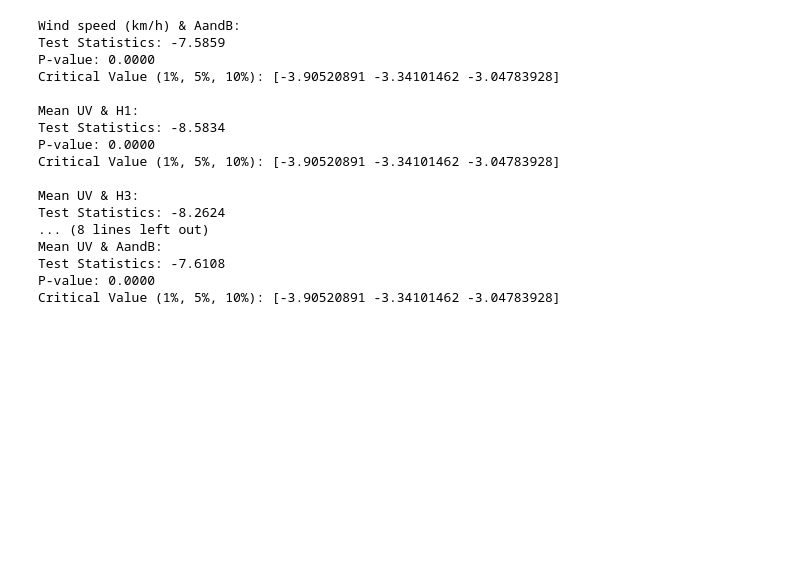
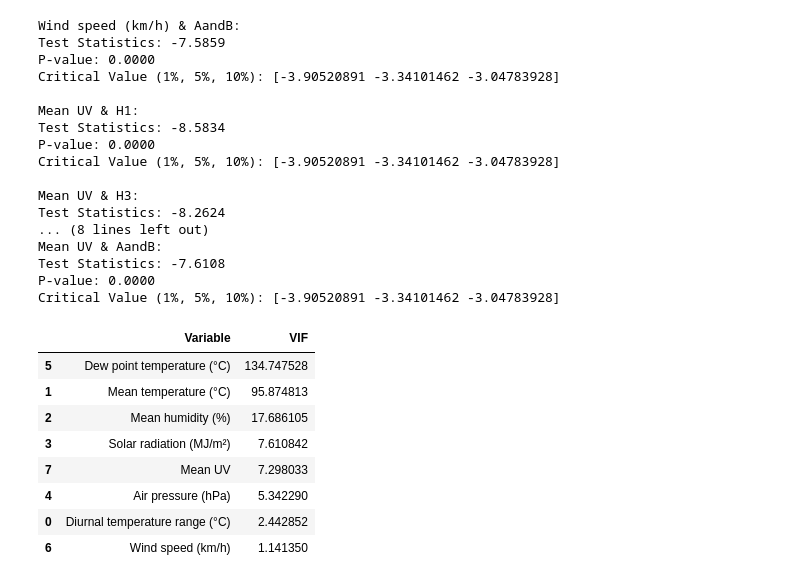
Before and after one commit to yansk1101/4096_dsproject, a Jupyter notebook: EDA.ipynb, the cells around one changed output. Cells and saved outputs as stored; diff of their text form; code cells hidden in the pictures; blank space fills up the shorter version.

```diff
--- a/EDA.ipynb
+++ b/EDA.ipynb
@@ -385,3 +386,26 @@ Mean UV & AandB:
 Test Statistics: -7.6108
 P-value: 0.0000
 Critical Value (1%, 5%, 10%): [-3.90520891 -3.34101462 -3.04783928]
+# %%
+X = df[mete_col]
+
+vif = pd.DataFrame({
+    "Variable": X.columns,
+    "VIF": [
+        variance_inflation_factor(X.values, i)
+        for i in range(X.shape[1])
+    ]
+})
+
+with pd.option_context("display.max_rows", 173):
+    display(vif.sort_values("VIF", ascending=False))
+# %% [output]
+|  | Variable | VIF |
+| 5 | Dew point temperature (°C) | 134.747528 |
+| 1 | Mean temperature (°C) | 95.874813 |
+| 2 | Mean humidity (%) | 17.686105 |
+| 3 | Solar radiation (MJ/m²) | 7.610842 |
+| 7 | Mean UV | 7.298033 |
+| 4 | Air pressure (hPa) | 5.342290 |
+| 0 | Diurnal temperature range (°C) | 2.442852 |
+| 6 | Wind speed (km/h) | 1.141350 |
```
Also changed, not shown: parts of 1 cell of this notebook, 3 other files.
